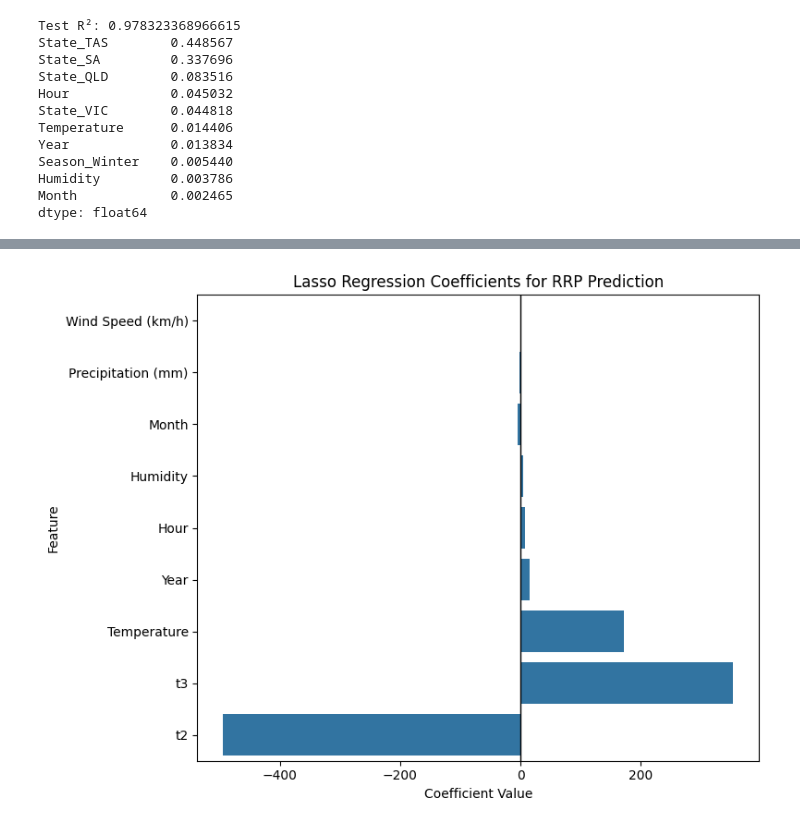
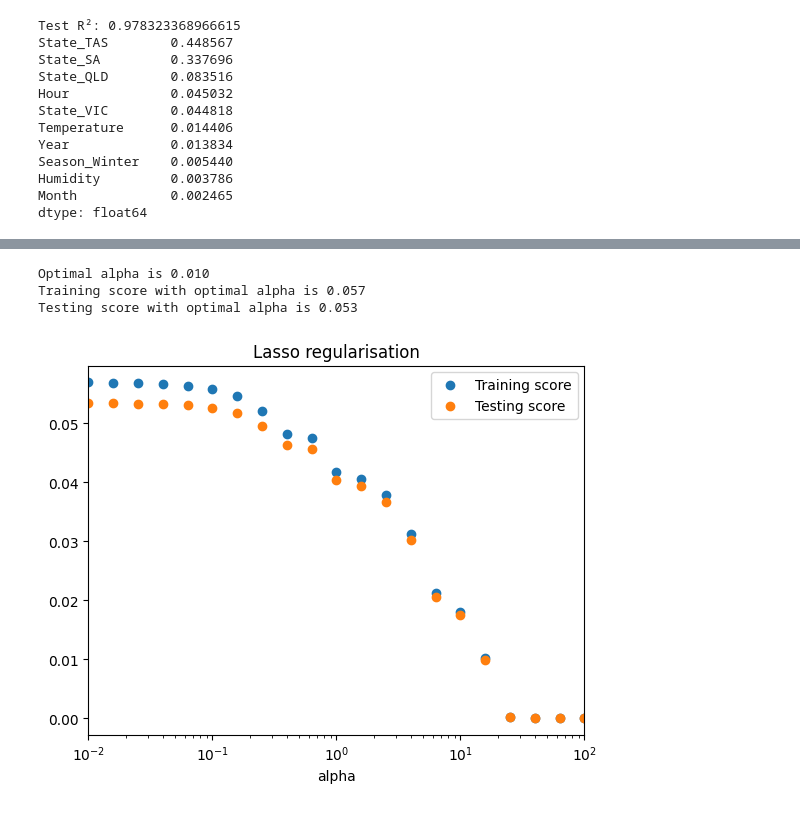
Before and after one commit to harjask-7/ADS1002-project, a Jupyter notebook: notebooks/jiehni/eda_humidity_demand.ipynb, the cells around one changed output, grey strips where cells are left out. Drawn from its saved outputs; the diff is of its cells as text; code cells hidden in the pictures.

Commit message:
Ridge and Lasso regression

```diff
--- a/notebooks/jiehni/eda_humidity_demand.ipynb
+++ b/notebooks/jiehni/eda_humidity_demand.ipynb
@@ -366,15 +304,59 @@ Dropped variables (coeff=0):
-# %%
-coef = pd.Series(lasso.coef_, index=X.columns)
-coef_sorted = coef.reindex(coef.abs().sort_values(ascending=True).index)
-
-plt.figure(figsize=(8,6))
-sns.barplot(x=coef_sorted.values, y=coef_sorted.index)
-
-plt.axvline(0, color="black", lw=1)
-plt.title("Lasso Regression Coefficients for RRP Prediction")
-plt.xlabel("Coefficient Value")
-plt.ylabel("Feature")
-plt.tight_layout()
-plt.show()
-# %% [output]
-[figure, removed]
+# %%
+import numpy as np
+from sklearn.linear_model import Lasso
+
+data["t2"] = (data["Temperature"])**2
+data["t3"] = (data["Temperature"])**3
+
+# select features
+features = ["Temperature", "t2", "t3", "Precipitation (mm)", "Humidity", "Wind Speed (km/h)", "Hour", "Month", "Year"]
+target = "RRP"
+
+# one-hot encode categoricals
+df_ml = pd.get_dummies(data[features + [target]], drop_first=True).dropna()
+
+X = df_ml.drop(columns=[target])
+y = df_ml[target]
+nX =(X-X.mean())/X.std() # create nX, a normalised version of X
+
+# train-test split
+X_train, X_test, y_train, y_test = train_test_split(
+    nX, y, test_size=0.2, random_state=42
+)
+
+# create an array of 21 alpha values logarithmically distributed between 10**(-2) and 10**2
+alfas = np.logspace(-2, 2, num=21)
+
+# create two arrays for storage of the same size as alfas, but filled with zeros
+lasso_training_score = np.zeros_like(alfas)
+lasso_rsquared = np.zeros_like(alfas)
+
+# loop over the values in the alfas array, at each loop the current value is alfa
+# and idx is incremented by 1, starting at 0
+for idx, alfa in enumerate(alfas):
+    lasso = Lasso(alpha=alfa) # instantatiate Lasso regularisation with the current alfa
+    lasso.fit(X_train,y_train) # train the model to our data set
+# calculate the training score and store in the array lasso_training_score
+    lasso_training_score[idx] = lasso.score(X_train,y_train)
+    preds_linear = lasso.predict(X_test) # calculate the model prediction for the test data
+# calculate the correlation between the predicted and actual test data and store in the  array lasso_rsquared
+    lasso_rsquared[idx] = r2_score(y_test,preds_linear)
+
+plt.scatter(alfas, lasso_training_score, label = 'Training score') # plot the training score against alpha
+plt.scatter(alfas, lasso_rsquared, label = 'Testing score') # plot the testing score against alpha
+plt.xscale('log') # make the x-axis a logarithmic scale
+plt.gca().set_xlim(left = .01, right = 100); # fix the x-axis limits
+plt.title('Lasso regularisation')
+plt.xlabel('alpha');
+plt.legend(loc='best');
+
+opt_alfa_pos = np.argmax(lasso_rsquared)
+opt_alfa = alfas[opt_alfa_pos]
+print(f'Optimal alpha is {opt_alfa:.3f}')
+print(f'Training score with optimal alpha is {lasso_training_score[opt_alfa_pos]:.3f}')
+print(f'Testing score with optimal alpha is {lasso_rsquared[opt_alfa_pos]:.3f}')
+# %% [output]
+Optimal alpha is 0.010
+Training score with optimal alpha is 0.057
+Testing score with optimal alpha is 0.053
+[figure, added]
```
Also changed, not shown: parts of 6 cells of this notebook.
